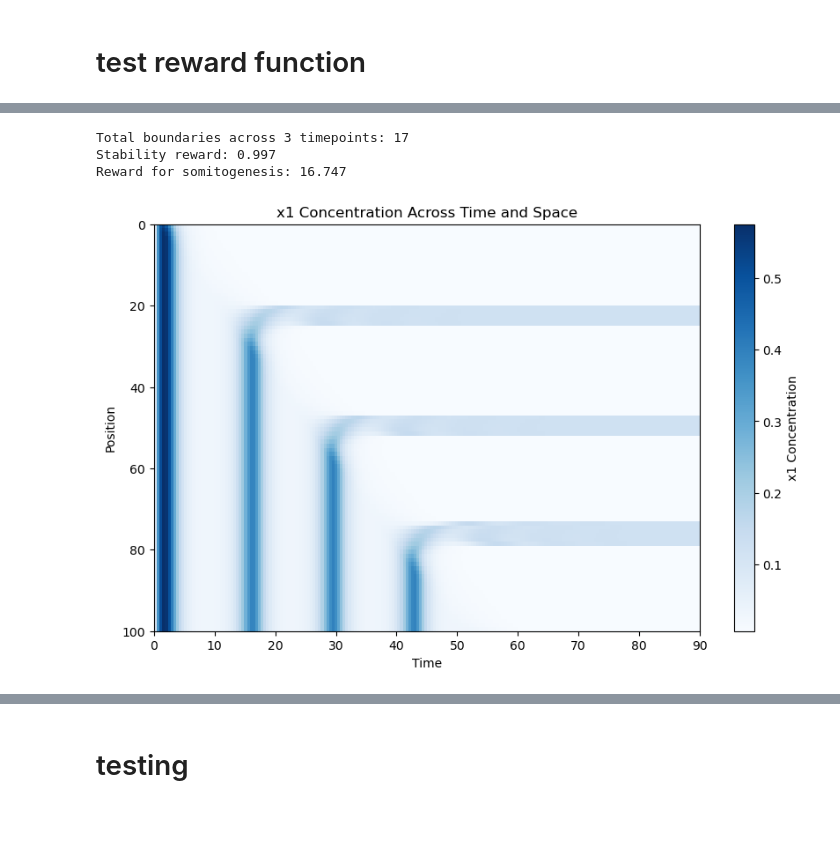
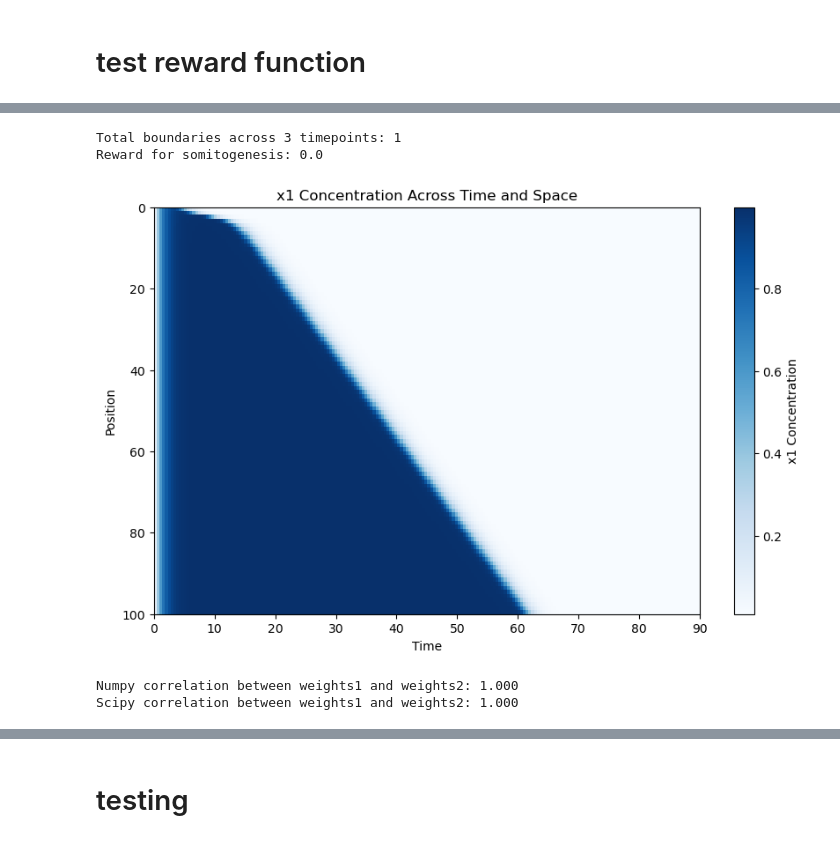
Before and after one commit to qhuang20/discrete-gflownet, a Jupyter notebook: test_grid.ipynb, the cells around one changed output, grey strips where cells are left out. Drawn from its saved outputs; the diff is of its cells as text; code cells hidden in the pictures.

```diff
--- a/test_grid.ipynb
+++ b/test_grid.ipynb
@@ -41,16 +41,15 @@ Test reward for state (50, -53, -57, 8, 9, -6, -117, 81, 8): 4
 
 
 """Slope"""
-test_weights =(77, 135, -100, 55, 200, -200, 200, 77, 55)
-test_weights = (196, -110, -26, 200, 37, -3, 183, -30, 125)
+# test_weights =(77, 135, -100, 55, 200, -200, 200, 77, 55)
+# test_weights = (196, -110, -26, 200, 37, -3, 183, -30, 125)
 # test_weights = (185, -105, -27, 200, 75, -81, 50, 5, -31)
+# test_weights = (180, -152, 30, 81, 151, -75, 150, 80, 151)
 
 
 
 """Wave"""
 # test_weights = (155, -126, -12, 127, 125, -76, 125, 5, 200)
-# test_weights = (181, -152, 30, 81, 151, -101, 150, 80, 151)
-# test_weights = (180, -152, 30, 81, 151, -75, 150, 80, 151)
 # test_weights = (150, -100, 55, -81, 151, 177, -75, -31, 161)
 # test_weights = (176, -177, -5, 200, 176, -125, -50, 25, 181)
 # test_weights = (181, -152, 30, 81, 151, -101, 150, 80, 151)
@@ -84,41 +83,84 @@ test_weights = (196, -110, -26, 200, 37, -3, 183, -30, 125)
 # test_weights = (151, -150, -56, 107, 160, -126, 101, -16, 175)
 # test_weights = (80, -76, 51, 125, 176, -78, -86, -55, 150)
 # test_weights = (126, -177, 82, -55, 136, -130, -181, 6, 26)
-# test_weights = [-34, -130, 0, -109, 65, -66, -145, -48, 58]
 # test_weights = [154, -200, 82, -33, 90, -90, -82, -13, 30]
 # test_weights = [153, -165, 200, 19, -14, -45, -101, -32, 42]
-# test_weights = [137, -155, 153, 35, -14, -45, -101, -32, 42]
 # test_weights = [89, -81, -18, 35, 90, -90, -82, -13, 113]
-# test_weights = [89, -81, -18, 35, 90, -90, -82, -53, 113]
 # test_weights = [70, -81, -21, 12, 113, -103, -85, -16, 40]
 # test_weights = (151, -125, -56, 107, 160, -126, 101, -16, 175)
 # test_weights = (80, -76, 51, 125, 176, -78, -86, -55, 150)
 # test_weights = (100, -126, 75, 175, 110, 75, -151, -5, 155)
+# test_weights = [89, -81, -18, 35, 90, -90, -82, -53, 113]
+# test_weights = [137, -155, 153, 35, -14, -45, -101, -32, 42]
+# test_weights = [-34, -130, 0, -109, 65, -66, -145, -48, 58]
 
 
 
 """PERFECT"""
 # test_weights = (126, -125, -56, 107, 105, -126, 100, -11, 175)
 # test_weights = [153, -159, -32, 19, -14, -45, -101, -32, 42]
 # test_weights = [15, -94, -27, -4, 100, -90, -85, -13, 30]
 # test_weights = [150, -162, 145, 19, -20, 10, -104, -29, 65]
 # test_weights = [1, -166, 119, -87, 58, -85, -111, -60, 78]
 # test_weights = [155, -200, 73, -49, 100, -103, -127, -19, 27]
 # test_weights = (105, -55, -50, 106, 126, -130, 100, -31, 150)
-test_weights = (112, -105, 57, 55, 150, -105, -155, -65, 136)
+# test_weights = (112, -105, 57, 55, 150, -105, -155, -65, 136)
 
 
 
 
 
 
 start_time = time.perf_counter_ns()
 reward = somitogenesis_reward_func(test_weights, plot=True)
 print(f"Reward for somitogenesis: {reward}")
 end_time = time.perf_counter_ns()
 # print(f"Time taken to run coord_reward_func: {(end_time - start_time)/1e9:.9f} seconds")
 # %% [output]
-Total boundaries across 3 timepoints: 17
-Stability reward: 0.997
-Reward for somitogenesis: 16.747
+Total boundaries across 3 timepoints: 1
+Reward for somitogenesis: 0.0
-[figure, old version]
+[figure, new version]
+# %%
+import numpy as np
+from scipy.stats import pearsonr
+
+
+def calculate_similarity(weights1, weights2):
+    """Calculate similarity between two weight vectors using both numpy.corrcoef and scipy.stats.pearsonr.
+
+    Args:
+        weights1: First vector of weights
+        weights2: Second vector of weights
+
+    Returns:
+        tuple: (numpy correlation, scipy correlation) where each is between -1 and 1:
+              1 means perfect positive correlation
+              0 means no correlation
+              -1 means perfect negative correlation
+    """
+
+    weights1 = np.array(weights1)
+    weights2 = np.array(weights2)
+
+    # Compute correlation using numpy
+    np_correlation = np.corrcoef(weights1, weights2)[0,1]
+
+    # Compute correlation using scipy
+    scipy_correlation, _ = pearsonr(weights1, weights2)
+
+    return np_correlation, scipy_correlation
+
+# Example weights to compare
+# weights1 = [155, -200, 73, -49, 100, -103, -127, -19, 27]
+# weights2 = [-155, 200, -73, 49, -100, 103, 127, 50, -27]
+weights1 = (1, 6)
+weights2 = (0, 6)
+
+
+# Calculate pairwise similarities using both methods
+np_sim, scipy_sim = calculate_similarity(weights1, weights2)
+print(f"Numpy correlation between weights1 and weights2: {np_sim:.3f}")
+print(f"Scipy correlation between weights1 and weights2: {scipy_sim:.3f}")
+# %% [output]
+Numpy correlation between weights1 and weights2: 1.000
+Scipy correlation between weights1 and weights2: 1.000
```
Also changed, not shown: parts of 2 cells of this notebook, 3 other files.
